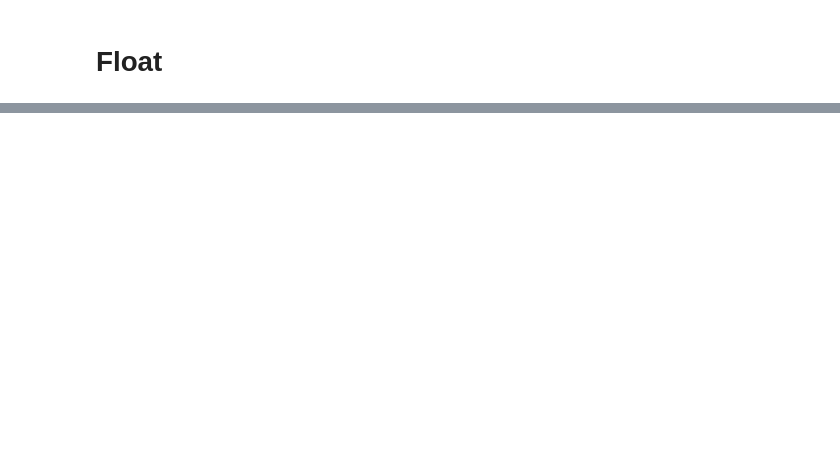
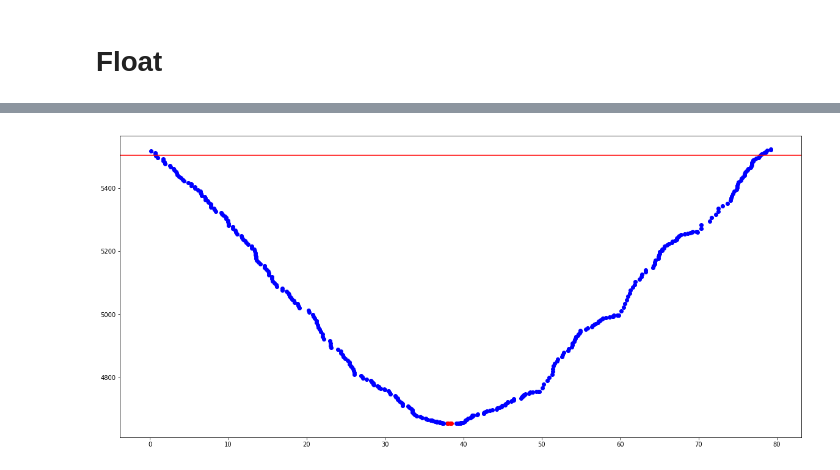
Before and after one commit to Ezibenroc/pycewise, a Jupyter notebook: bugs.ipynb, the cells around one changed output, grey strips where cells are left out. Saved outputs shown, nothing was run; the diff lists cells and outputs as text; code cells hidden in the pictures; blank space fills up the shorter version.

```diff
--- a/bugs.ipynb
+++ b/bugs.ipynb
@@ -60,0 +31,4 @@ plot_dataset(reg.left.errors.split, reg.left.errors.nosplit, epsilon=reg.config.
+# %%
+reg.plot_error()
+# %% [output]
+[figure, added]
```
Also changed, not shown: parts of 10 cells of this notebook, 1 other file.
